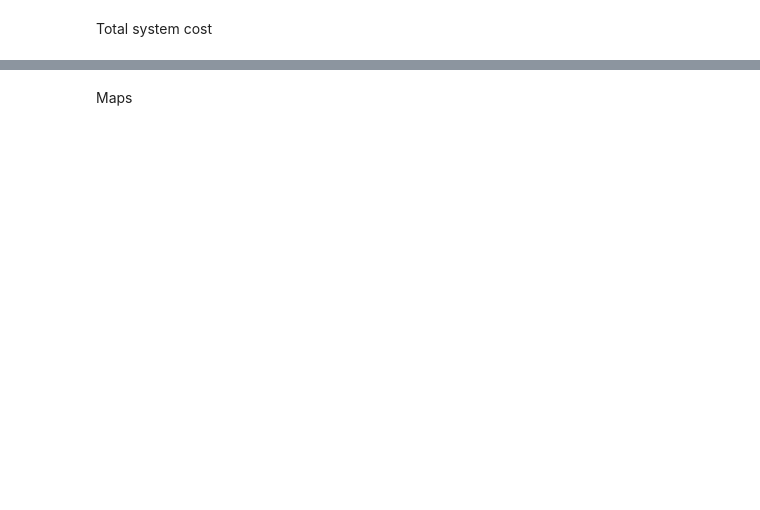
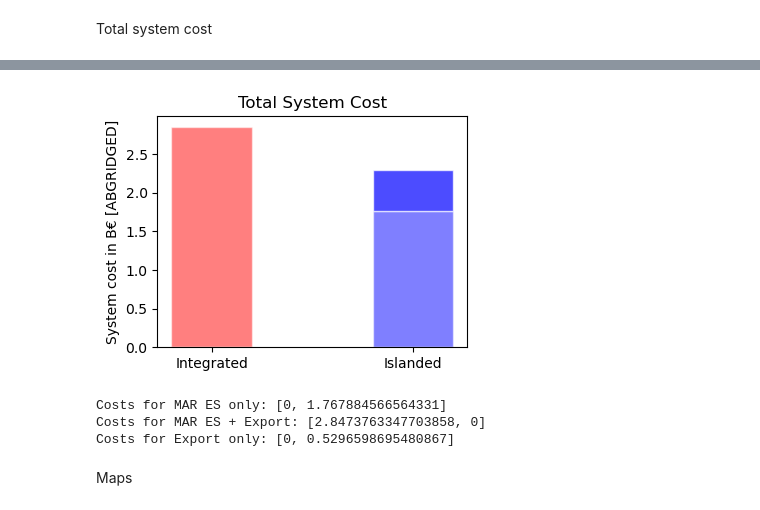
Before and after one commit to energyLS/aldehyde, a Jupyter notebook: workflow/notebooks/results.ipynb, the cells around one changed output, grey strips where cells are left out. Drawn from its saved outputs; the diff is of its cells as text; code cells hidden in the pictures; blank space fills up the shorter version.

```diff
--- a/workflow/notebooks/results.ipynb
+++ b/workflow/notebooks/results.ipynb
@@ -10,10 +10,13 @@ import numpy as np
 # export
 #n0 =
 # mar_es
-n1 = pypsa.Network('../../resources/mar_es_only/elec_s_4_ec_lc1.0_Co2L_144H_2030_0.071_DF_nosmr.nc')
+#n1 = pypsa.Network('../../resources/mar_es_only/elec_s_4_ec_lc1.0_Co2L_144H_2030_0.071_DF_nosmr.nc')
+n1 = pypsa.Network('../../resources/pypsaearthsec/emission_export/postnetworks/elec_s_4_ec_lc1.0__Co2L0.90-144H_2030_0.071_DF_0export.nc')
 print("The network representing MAR ES only 'n1' has been imported")
-# mar_es_export (10 TWh)
-n2 = pypsa.Network('../../resources/mar_es_export/elec_s_4_ec_lc1.0_Co2L_144H_2030_0.071_DF_nosmr.nc')
+
+# mar_es_export (140 TWh)
+#n2 = pypsa.Network('../../resources/mar_es_export/elec_s_4_ec_lc1.0_Co2L_144H_2030_0.071_DF_nosmr.nc')
+n2 = pypsa.Network('../../resources/pypsaearthsec/emission_export/postnetworks/elec_s_4_ec_lc1.0__Co2L0.90-144H_2030_0.071_DF_20export.nc')
 print("The network representing MAR ES + Export 'n2' has been imported")
 
 n3 = pypsa.Network('../../resources/export_only/elec_s_4_ec_lc1.0_Co2L_144H_2030_0.071_DF_solved.nc')
@@ -108,30 +179,40 @@ plt.show()
 # %%
 n_names = ["Integrated", "Islanded"]
 costs_mar_es_only = [0, n1.objective/1e9]
 costs_mar_es_export = [n2.objective/1e9, 0]
 costs_export_only = [0, n3.objective/1e9]
 
-bars = np.add(costs13, costs2).tolist()
+#bars = np.add(costs13, costs2).tolist()
 
 # The position of the bars on the x-axis
 r = [0,1]
 barWidth = 0.4
 
 # Create bars and stack them on previous bars
 plt.figure(figsize=(4, 3))
 plt.bar(r, costs_mar_es_only, alpha=0.5, color=['b'], edgecolor='white', width=barWidth)
-plt.bar(r, costs_mar_es_export, bottom=costs_mar_es_only, alpha=0.5, color=['r'], edgecolor='white', width=barWidth)
+plt.bar(r, costs_mar_es_export, alpha=0.5, color=['r'], edgecolor='white', width=barWidth)
 plt.bar(r, costs_export_only, bottom=costs_mar_es_only, alpha=0.7, color=['b'], edgecolor='white', width=barWidth)
 
 # enhance graph
 plt.xticks(r, n_names)
 plt.ylabel("System cost in B€ [ABGRIDGED]")
 plt.title("Total System Cost")
-plt.ylim(212, 214)
+#plt.ylim(212, 214)
 
 # Show graphic
 plt.savefig("../../results/graphics/first_results/total_system_cost.pdf", bbox_inches='tight')
 plt.show()
+
+# Print the costs costs_mar_es_only, costs_mar_es_export, costs_export_only
+print(f"Costs for MAR ES only: {costs_mar_es_only}")
+print(f"Costs for MAR ES + Export: {costs_mar_es_export}")
+print(f"Costs for Export only: {costs_export_only}")
+# %% [output]
+[figure, added]
+Costs for MAR ES only: [0, 1.767884566564331]
+Costs for MAR ES + Export: [2.8473763347703858, 0]
+Costs for Export only: [0, 0.5296598695480867]
 # %% [markdown]
 Maps
 # %%
```
Also changed, not shown: parts of 26 cells of this notebook, 2 other files.
